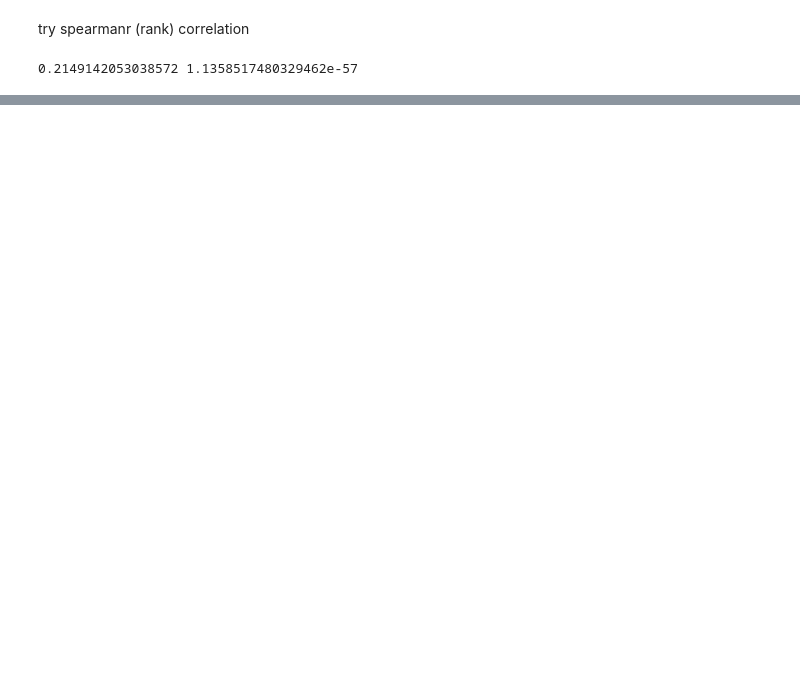
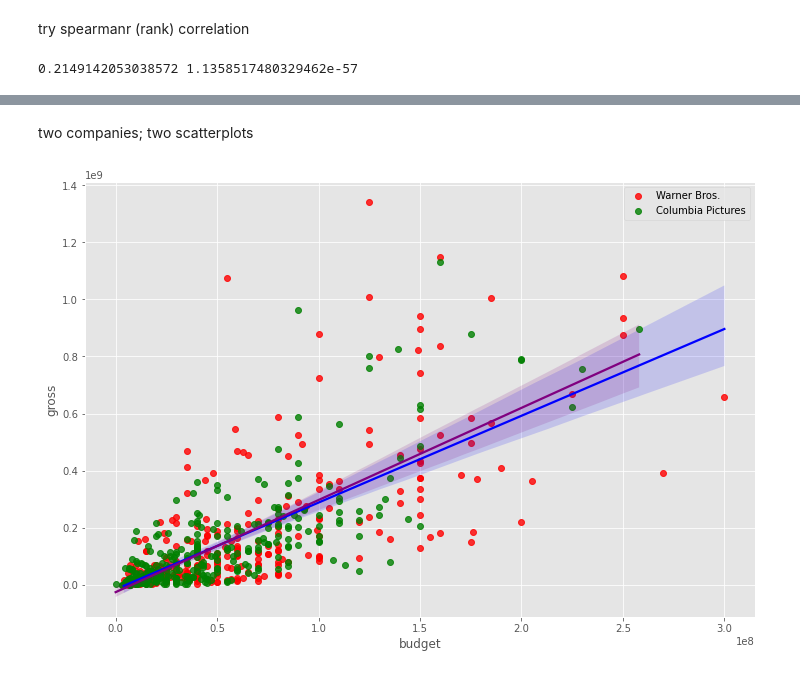
Before and after one commit to msappy00/PortfolioProjects, a Jupyter notebook: Data Correlation/PortfolioProject4_movies.ipynb, the cells around one changed output, grey strips where cells are left out. Cells and saved outputs as stored; diff of their text form; code cells hidden in the pictures; blank space fills up the shorter version.

```diff
--- a/Data Correlation/PortfolioProject4_movies.ipynb
+++ b/Data Correlation/PortfolioProject4_movies.ipynb
@@ -155,0 +190,13 @@ print(rho, p)
+# %% [markdown]
+two companies; two scatterplots
+# %%
+company_df1 = df[df['company'] == 'Warner Bros.']
+company_df2 = df[df['company'] == 'Columbia Pictures']
+
+fig, ax = plt.subplots()
+sns.regplot(x='budget', y='gross', data=company_df1, scatter_kws={"color":"red"}, line_kws={"color":"blue"}, label='Warner Bros.')
+sns.regplot(x='budget', y='gross', data=company_df2, scatter_kws={"color":"green"}, line_kws={"color":"purple"}, label='Columbia Pictures')
+plt.legend()
+plt.show()
+# %% [output]
+[figure, added]
```
Also changed, not shown: parts of 11 cells of this notebook, 12 other files.
